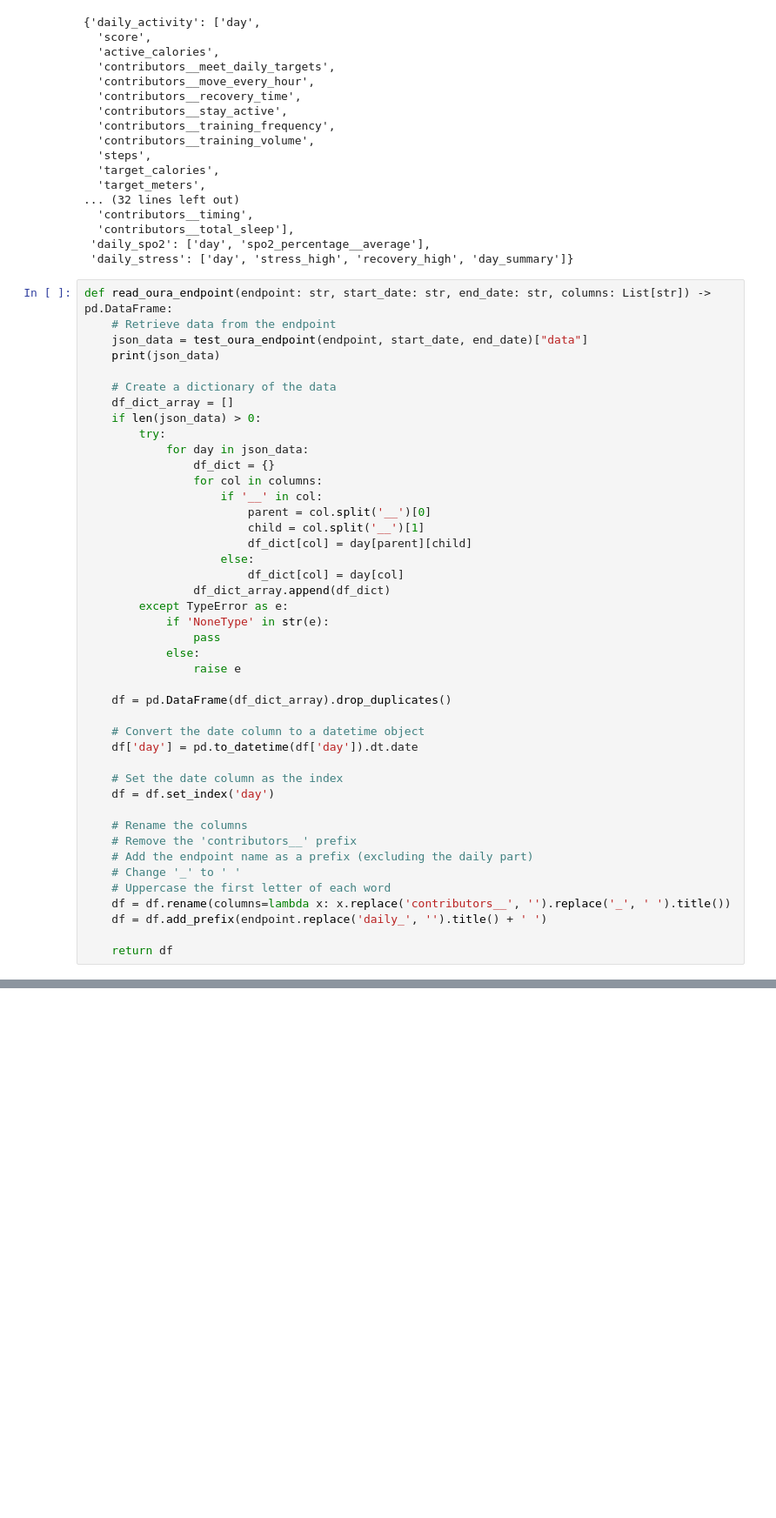
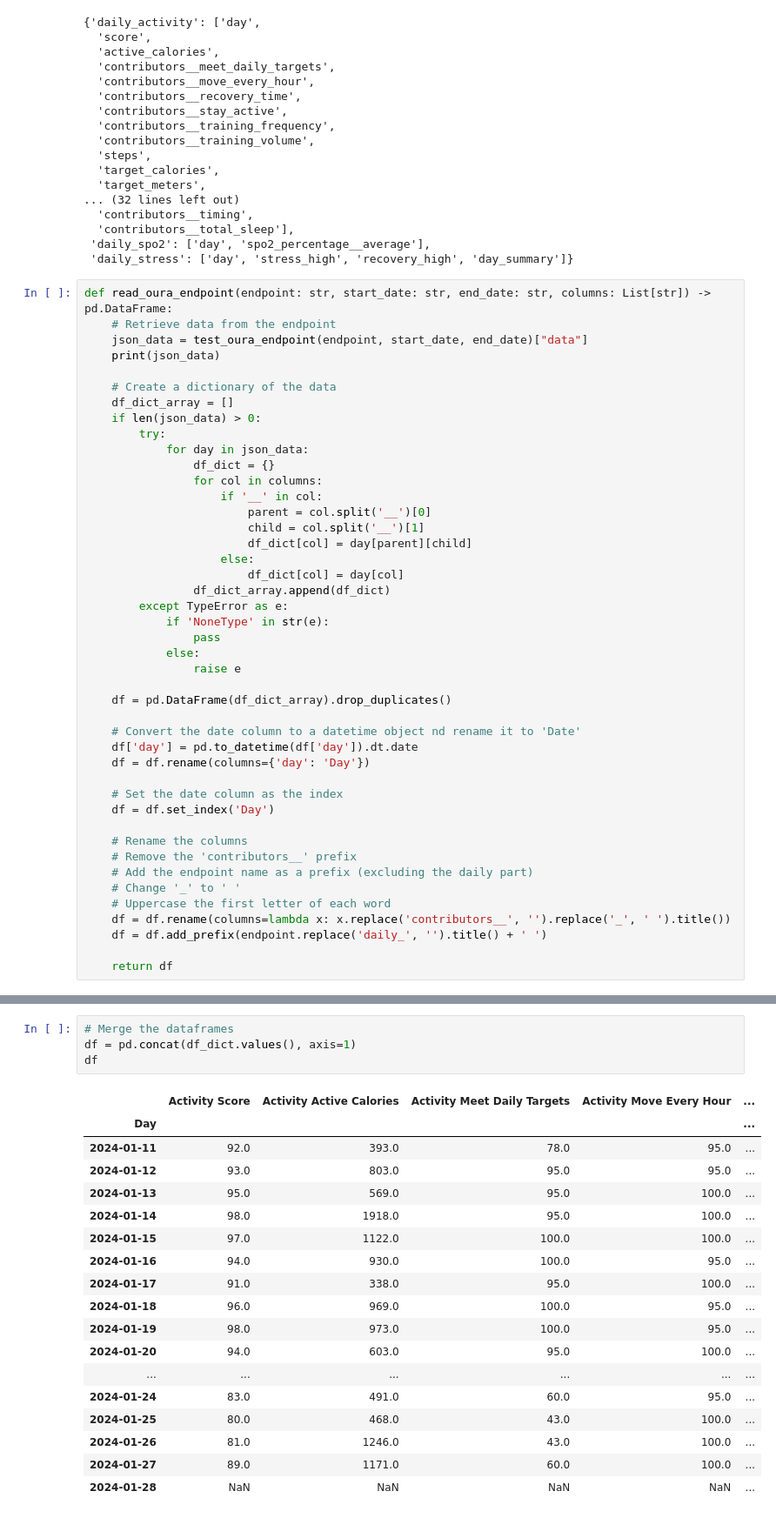
Before and after one commit to dm4th/fast, a Jupyter notebook: airtable-projects/airtable_testing.ipynb, the cells around one changed output, grey strips where cells are left out. Shown at 87% size. Cells and saved outputs as stored; diff of their text form; blank space fills up the shorter version.

```diff
--- a/airtable-projects/airtable_testing.ipynb
+++ b/airtable-projects/airtable_testing.ipynb
@@ -143,11 +126,12 @@ def read_oura_endpoint(endpoint: str, start_date: str, end_date: str, columns: L
 
     df = pd.DataFrame(df_dict_array).drop_duplicates()
 
-    # Convert the date column to a datetime object
+    # Convert the date column to a datetime object nd rename it to 'Date'
     df['day'] = pd.to_datetime(df['day']).dt.date
+    df = df.rename(columns={'day': 'Day'})
 
     # Set the date column as the index
-    df = df.set_index('day')
+    df = df.set_index('Day')
 
     # Rename the columns
     # Remove the 'contributors__' prefix
@@ -215,2 +199,25 @@ max             98.00               1918.000000                    100.00000
 75%           2700.000000           5400.000000
 max          30600.000000           9000.000000
+# %%
+# Merge the dataframes
+df = pd.concat(df_dict.values(), axis=1)
+df
+# %% [output]
+|  | Activity Score | Activity Active Calories | Activity Meet Daily Targets | Activity Move Every Hour | ... |
+| Day |  |  |  |  | ... |
+| 2024-01-11 | 92.0 | 393.0 | 78.0 | 95.0 | ... |
+| 2024-01-12 | 93.0 | 803.0 | 95.0 | 95.0 | ... |
+| 2024-01-13 | 95.0 | 569.0 | 95.0 | 100.0 | ... |
+| 2024-01-14 | 98.0 | 1918.0 | 95.0 | 100.0 | ... |
+| 2024-01-15 | 97.0 | 1122.0 | 100.0 | 100.0 | ... |
+| 2024-01-16 | 94.0 | 930.0 | 100.0 | 95.0 | ... |
+| 2024-01-17 | 91.0 | 338.0 | 95.0 | 100.0 | ... |
+| 2024-01-18 | 96.0 | 969.0 | 100.0 | 95.0 | ... |
+| 2024-01-19 | 98.0 | 973.0 | 100.0 | 95.0 | ... |
+| 2024-01-20 | 94.0 | 603.0 | 95.0 | 100.0 | ... |
+| ... | ... | ... | ... | ... | ... |
+| 2024-01-24 | 83.0 | 491.0 | 60.0 | 95.0 | ... |
+| 2024-01-25 | 80.0 | 468.0 | 43.0 | 100.0 | ... |
+| 2024-01-26 | 81.0 | 1246.0 | 43.0 | 100.0 | ... |
+| 2024-01-27 | 89.0 | 1171.0 | 60.0 | 100.0 | ... |
+| 2024-01-28 | NaN | NaN | NaN | NaN | ... |
```
Also changed, not shown: parts of 10 cells of this notebook, 1 other file.
